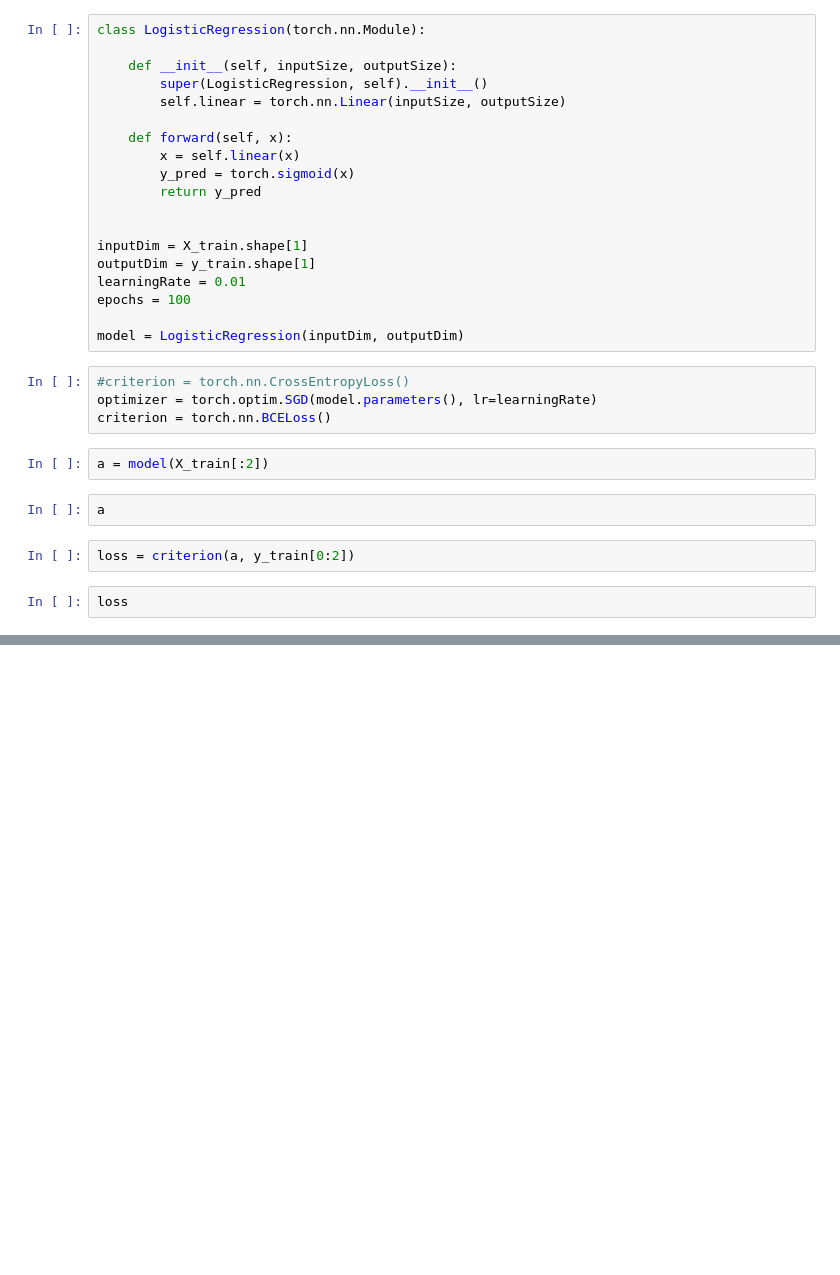
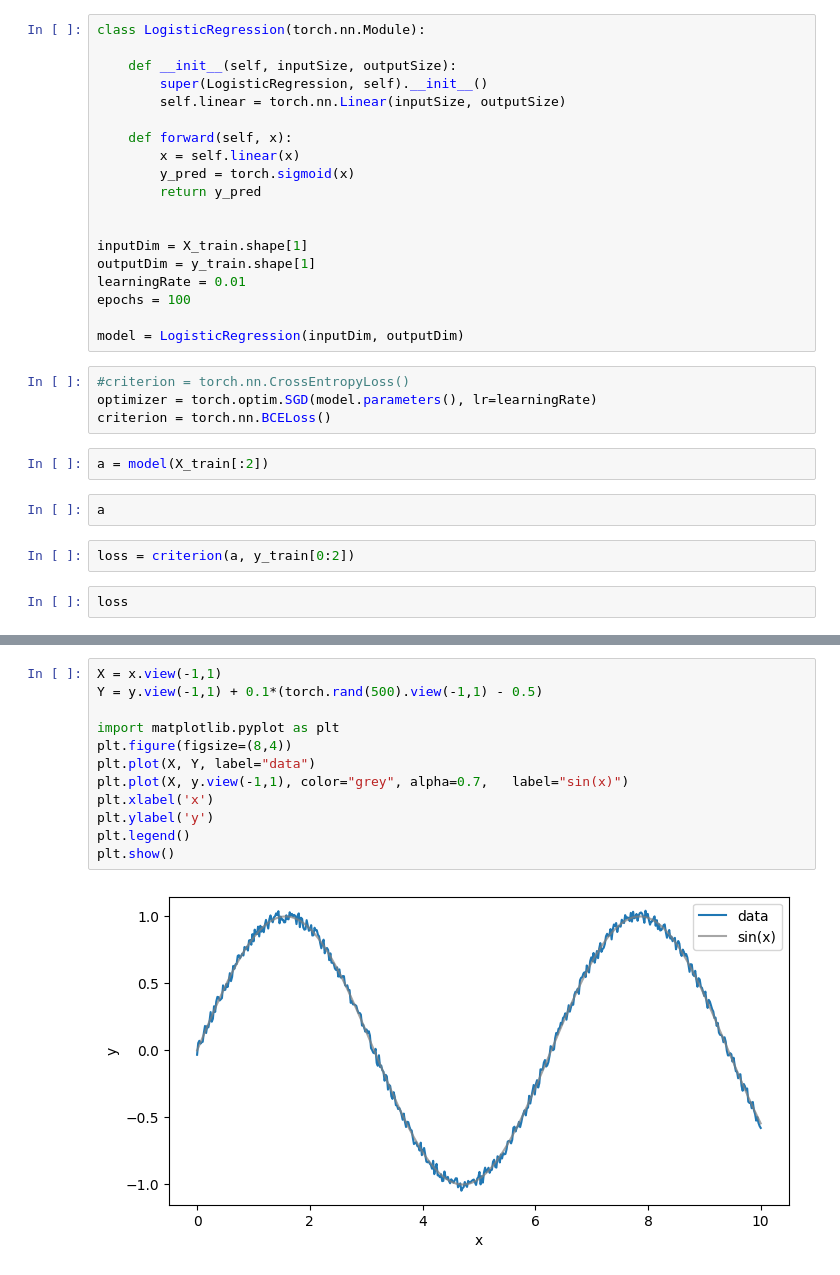
Before and after one commit to sebkaz-teaching/qml2024, a Jupyter notebook: checks/Untitled.ipynb, the cells around one changed output, grey strips where cells are left out. Saved outputs shown, nothing was run; the diff lists cells and outputs as text; blank space fills up the shorter version.

```diff
--- a/checks/Untitled.ipynb
+++ b/checks/Untitled.ipynb
@@ -83,0 +127,14 @@ accuracy = 0.8650
+# %%
+X = x.view(-1,1)
+Y = y.view(-1,1) + 0.1*(torch.rand(500).view(-1,1) - 0.5)
+
+import matplotlib.pyplot as plt
+plt.figure(figsize=(8,4))
+plt.plot(X, Y, label="data")
+plt.plot(X, y.view(-1,1), color="grey", alpha=0.7,   label="sin(x)")
+plt.xlabel('x')
+plt.ylabel('y')
+plt.legend()
+plt.show()
+# %% [output]
+[figure, added]
```
Also changed, not shown: parts of 5 cells of this notebook, 29 other files.
